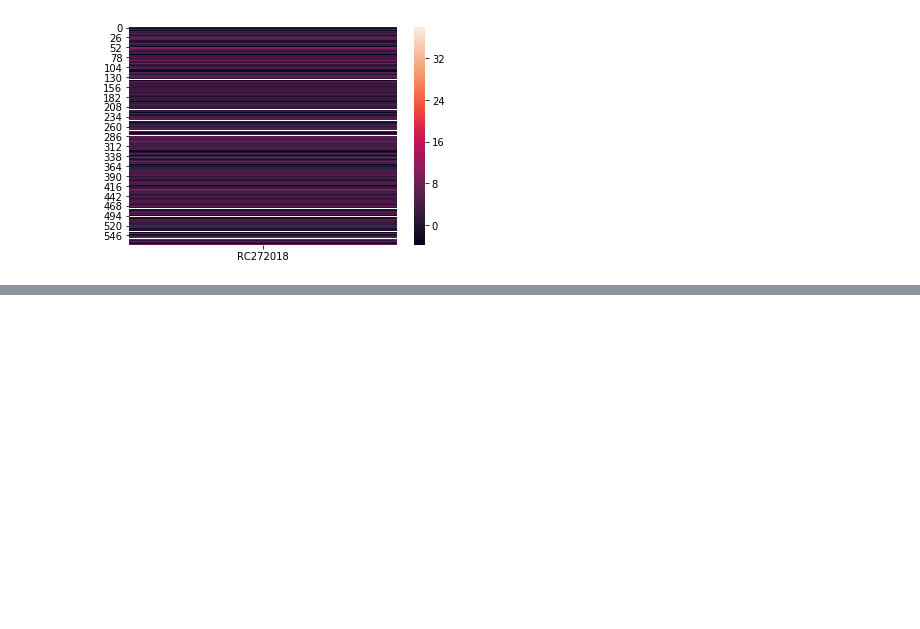
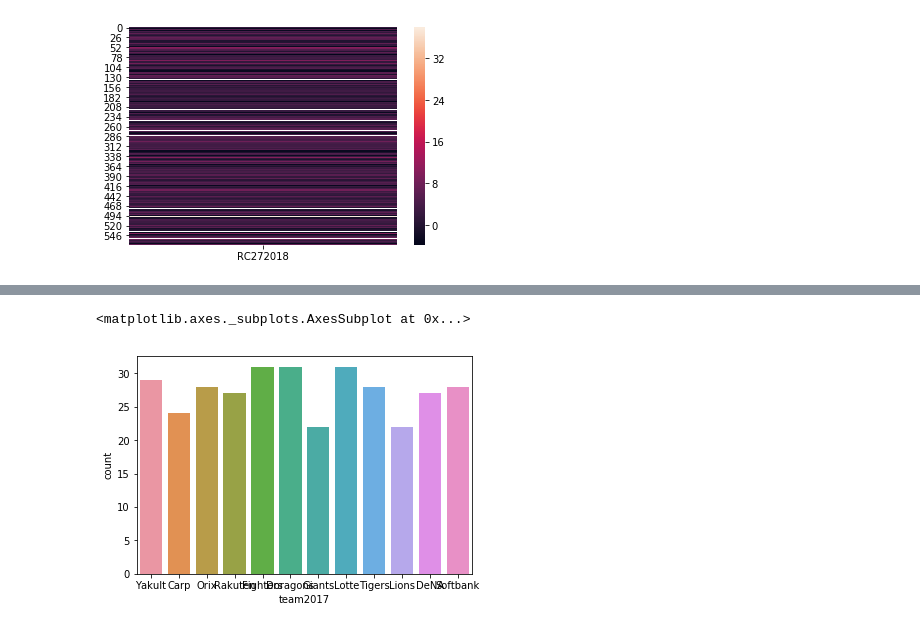
Before and after one commit to applego/IPython_root, a Jupyter notebook: npb/predict_rank/npb_batter_2014-2018.ipynb, the cells around one changed output, grey strips where cells are left out. Cells and saved outputs as stored; diff of their text form; code cells hidden in the pictures; blank space fills up the shorter version.

```diff
--- a/npb/predict_rank/npb_batter_2014-2018.ipynb
+++ b/npb/predict_rank/npb_batter_2014-2018.ipynb
@@ -684,0 +811,5 @@ sns.heatmap(DataFrame(df_m2.RC272018))
+# %%
+sns.countplot('team2017',data=df_m3)
+# %% [output]
+<matplotlib.axes._subplots.AxesSubplot at 0x...>
+[figure, added]
```
Also changed, not shown: parts of 122 cells of this notebook, 16 other files.
